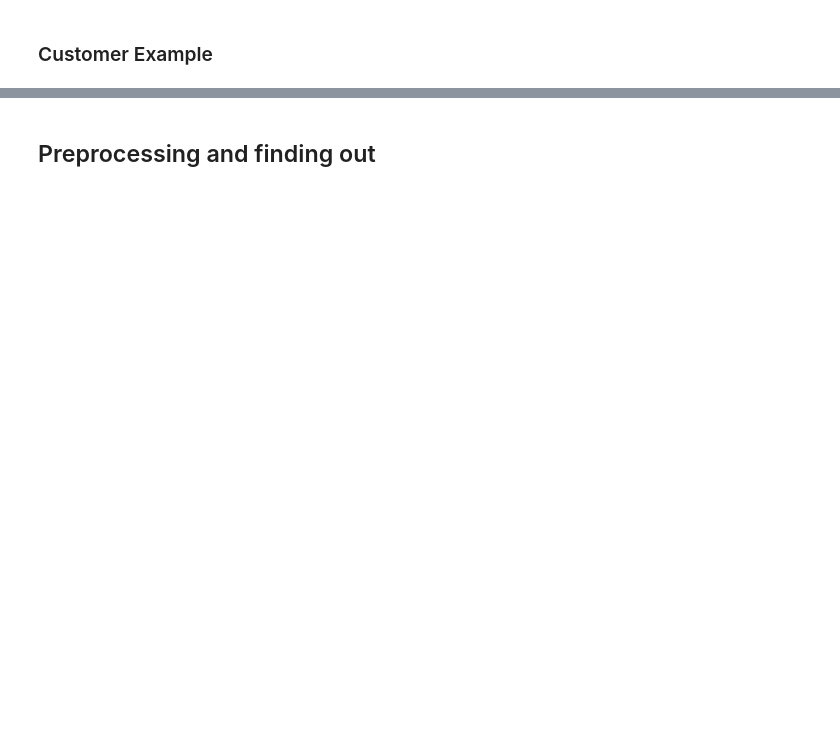
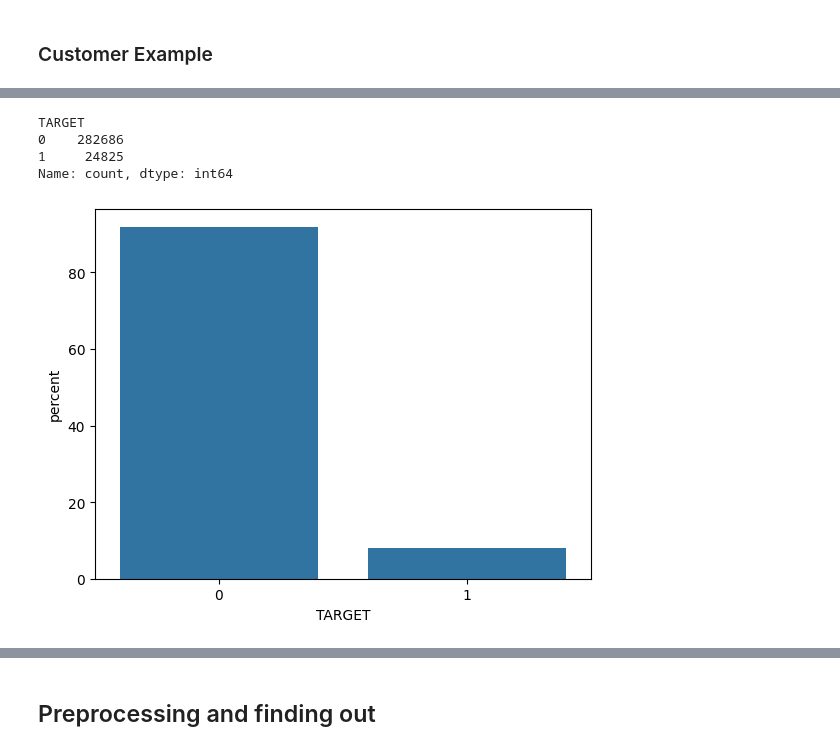
Before and after one commit to SumitM0432/Credit-Default-Risk-Prediction, a Jupyter notebook: Testing the Data.ipynb, the cells around one changed output, grey strips where cells are left out. Cells and saved outputs as stored; diff of their text form; code cells hidden in the pictures; blank space fills up the shorter version.

```diff
--- a/Testing the Data.ipynb
+++ b/Testing the Data.ipynb
@@ -206,0 +244,18 @@ sdf_bureau.filter(F.col('SK_ID_CURR') == 380361)\
+# %%
+def null_365243(df, ls_days):
+
+    df_t = df
+    for col_names_ in ls_days:
+        count_ = df_t.filter(F.col(col_names_) == 365243.0).count()
+        print (f'{col_names_} :: {count_}')
+
+        if count_ > 0:
+            df_t = df_t.withColumn(col_names_, F.when(F.col(col_names_) == 365243, None).otherwise(F.col(col_names_)))
+            count_ = df_t.filter(F.col(col_names_) == 365243.0).count()
+            print (f'{col_names_} :: {count_} :: NEW COUNT')
+    return (df_t)
+# %%
+ls = list(sdf_train.columns)
+ls_days_train = [col for col in ls if 'DAYS' in col]
+
+sdf_train = null_365243(df = sdf_train, ls_days = ls_days_train)
@@ -206,0 +300,6 @@ sdf_bureau.filter(F.col('SK_ID_CURR') == 380361)\
+# %%
+for col_names_ele in ls_days_train:
+    sdf_train = sdf_train.withColumn(col_names_ele + "_YEARS", F.round(F.abs(F.col(col_names_ele)) / 365, 2))
+
+for col_names_ele in ls_days_train:
+    sdf_test = sdf_test.withColumn(col_names_ele + "_YEARS", F.round(F.abs(F.col(col_names_ele)) / 365, 2))
@@ -206,0 +365,2 @@ sdf_bureau.filter(F.col('SK_ID_CURR') == 380361)\
+# %%
+df_train = sdf_train.toPandas()
@@ -206,0 +376,9 @@ sdf_bureau.filter(F.col('SK_ID_CURR') == 380361)\
+# %%
+sns.countplot(df_train, x = 'TARGET', stat = 'percent')
+df_train['TARGET'].value_counts()
+# %% [output]
+TARGET
+0    282686
+1     24825
+Name: count, dtype: int64
+[figure, added]
```
Also changed, not shown: parts of 61 cells of this notebook, 1 other file.
